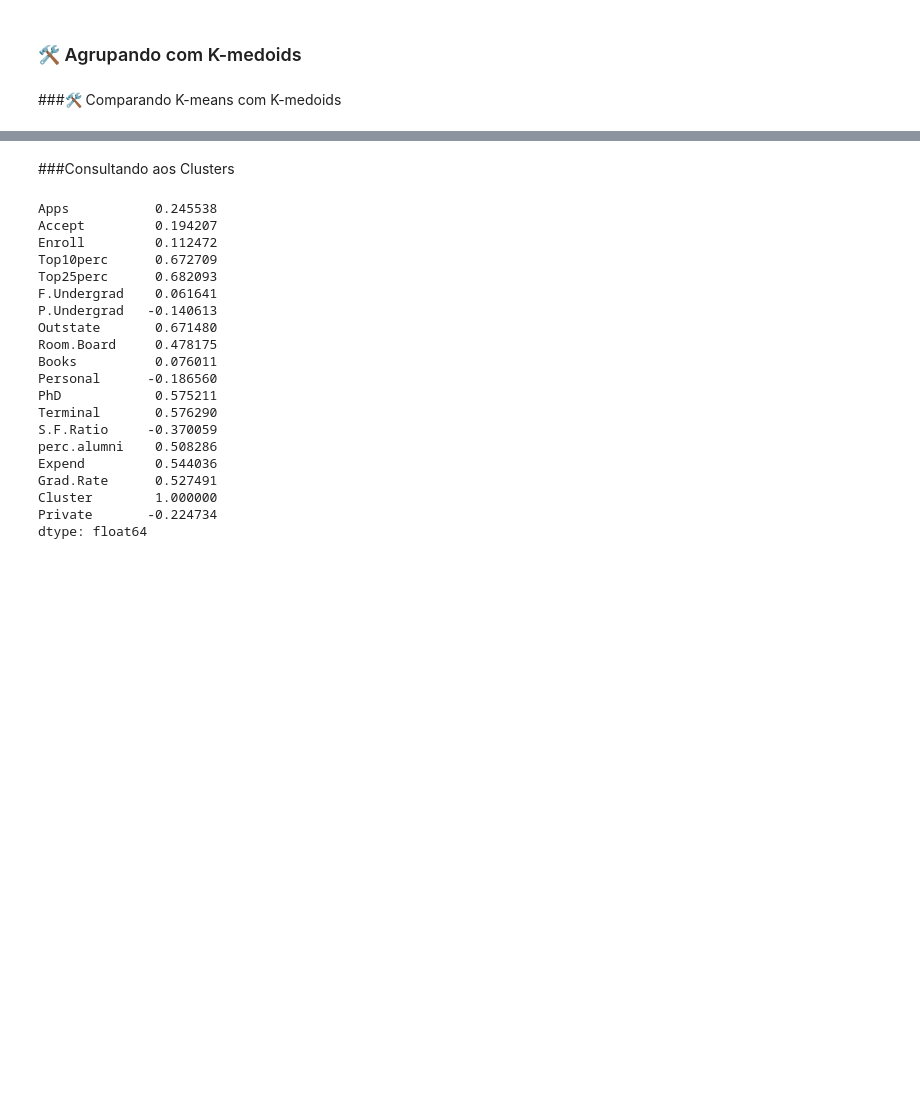
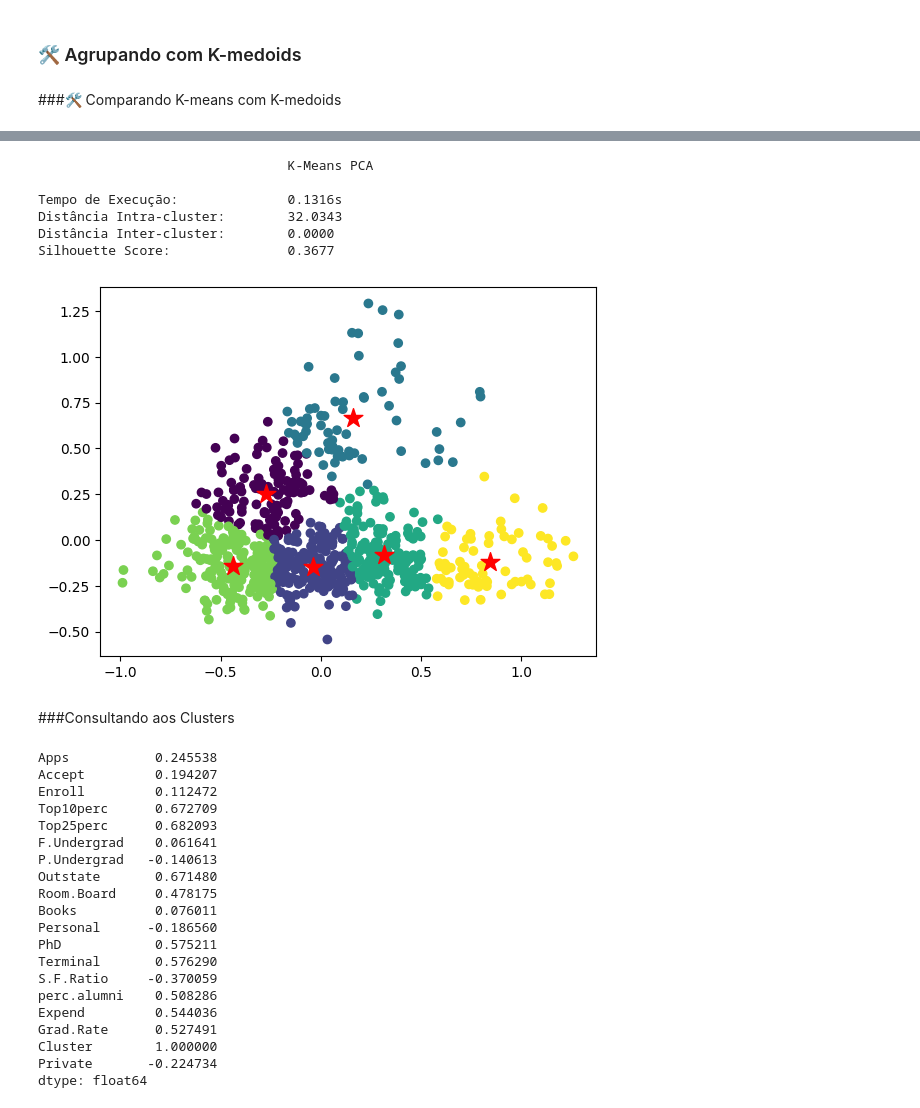
Before and after one commit to obtmc/test, a Jupyter notebook: Cópia_de_Equipe_6_Mini_projeto_K_Means.ipynb, the cells around one changed output, grey strips where cells are left out. Drawn from its saved outputs; the diff is of its cells as text; code cells hidden in the pictures; blank space fills up the shorter version.

```diff
--- a/Cópia_de_Equipe_6_Mini_projeto_K_Means.ipynb
+++ b/Cópia_de_Equipe_6_Mini_projeto_K_Means.ipynb
@@ -524,3 +550,15 @@ Silhouette Score: 		0.2612		0.2622		0.2620		0.2457
+# %%
+K=6
+kmeans_pca_6 = []
+kmeans_pca_6 = Kmeans('PCA',K, 'k-means++', RANDOM_STATE,N_INIT, MAX_ITER, X_pca, 1)
+# %% [output]
+                                K-Means PCA
+
+Tempo de Execução:              0.1316s
+Distância Intra-cluster:        32.0343
+Distância Inter-cluster:        0.0000
+Silhouette Score:               0.3677
+[figure, added]
 # %% [markdown]
 ###Consultando aos Clusters
 # %%
```
Also changed, not shown: parts of 52 cells of this notebook.
